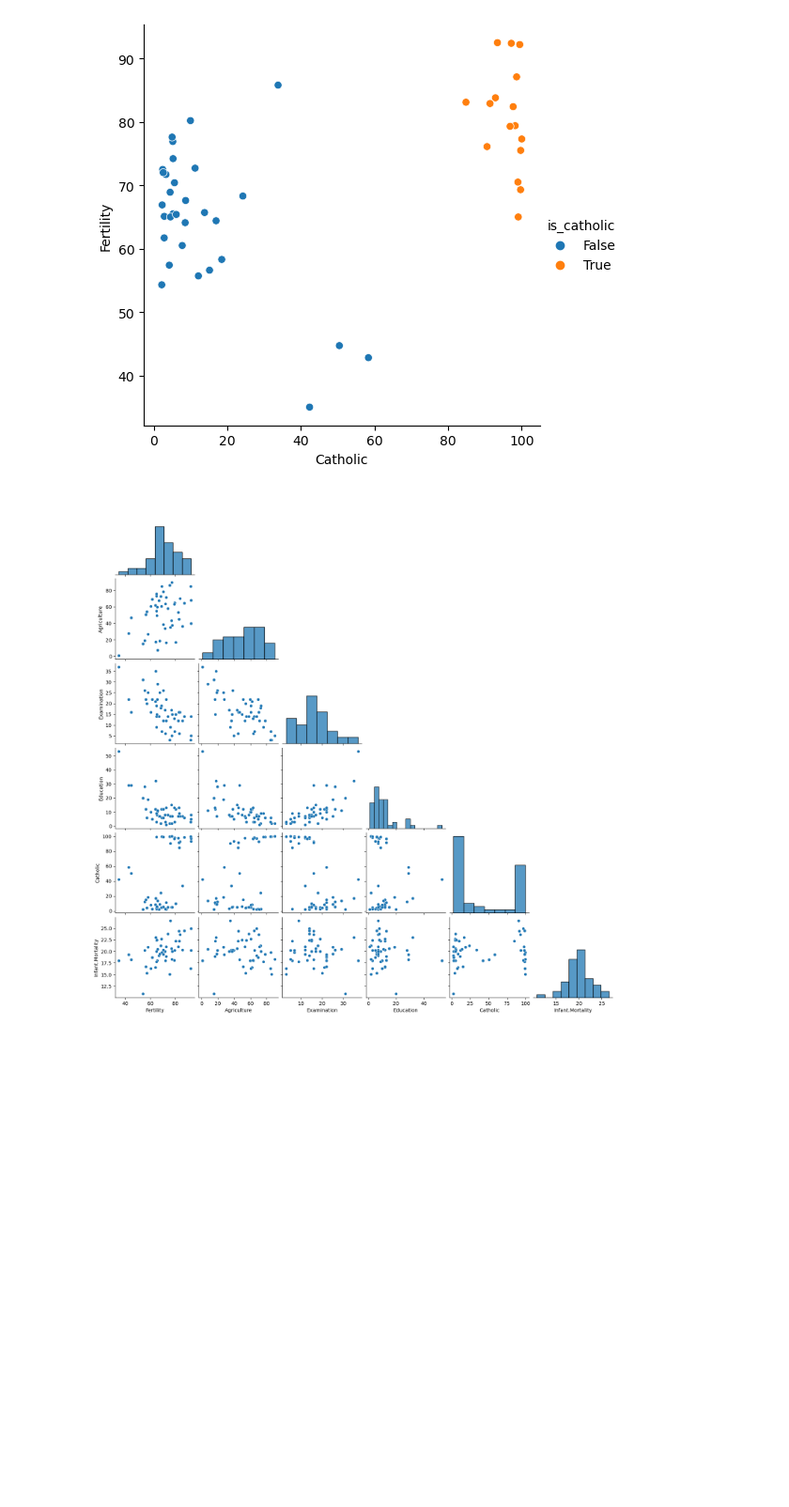
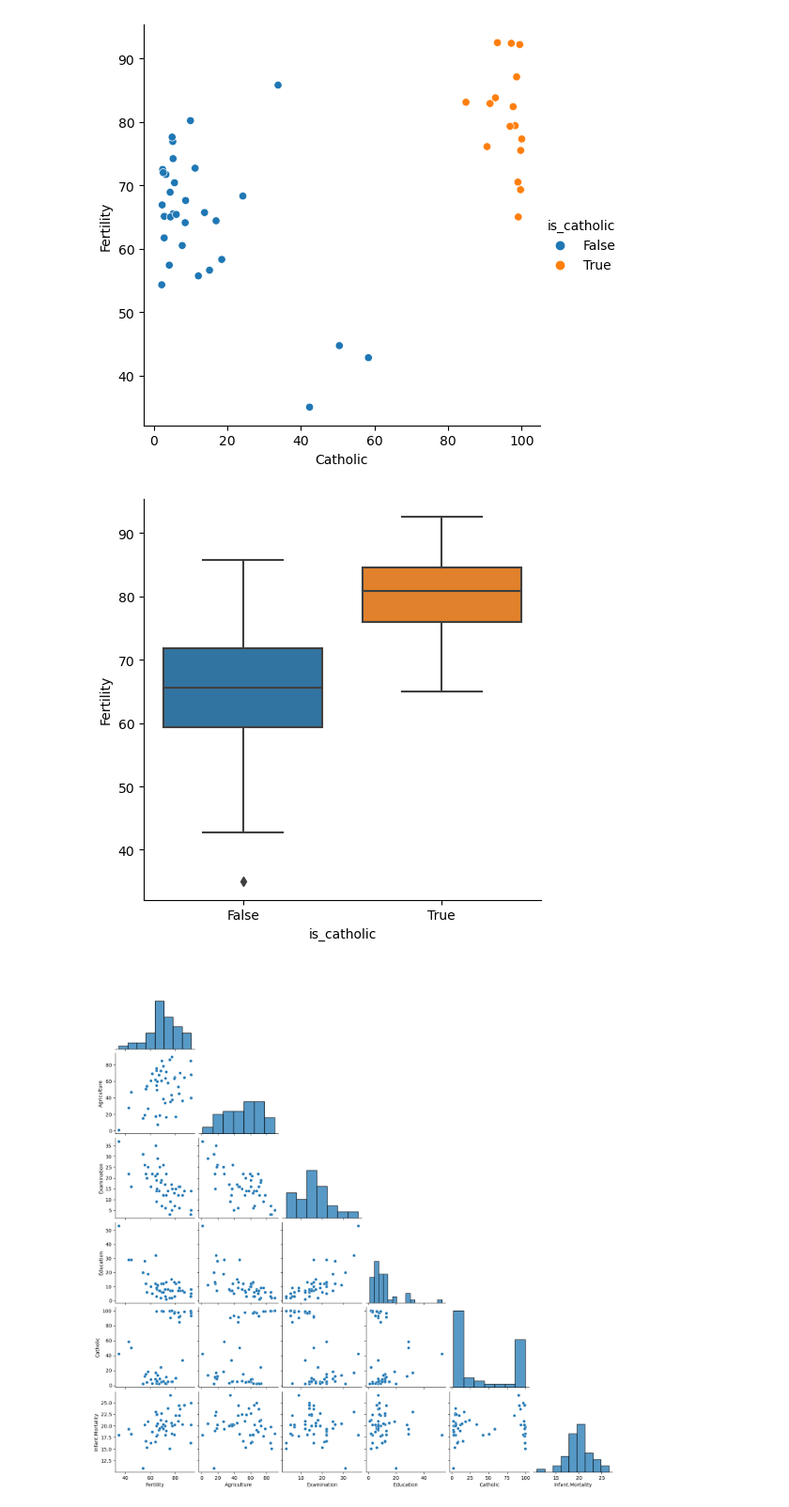
Before and after one commit to gabecavazos/numpy-pandas-visualization-exercises, a Jupyter notebook: seaborn_exercises.ipynb, the cells around one changed output. Shown at 94% size. Drawn from its saved outputs; the diff is of its cells as text; code cells hidden in the pictures; blank space fills up the shorter version.

```diff
--- a/seaborn_exercises.ipynb
+++ b/seaborn_exercises.ipynb
@@ -230,6 +235,12 @@ hue='is_catholic')
 plt.show()
 # %% [output]
 [figure]
+# %%
+#box plot is best for a continuous vs catagorical
+sns.catplot(data=swiss,x='is_catholic',y='Fertility',kind='box')
+plt.show()
+# %% [output]
+[figure, added]
 # %%
 #does catholism influence fertility
 #yes
```
Also changed, not shown: parts of 10 cells of this notebook.
